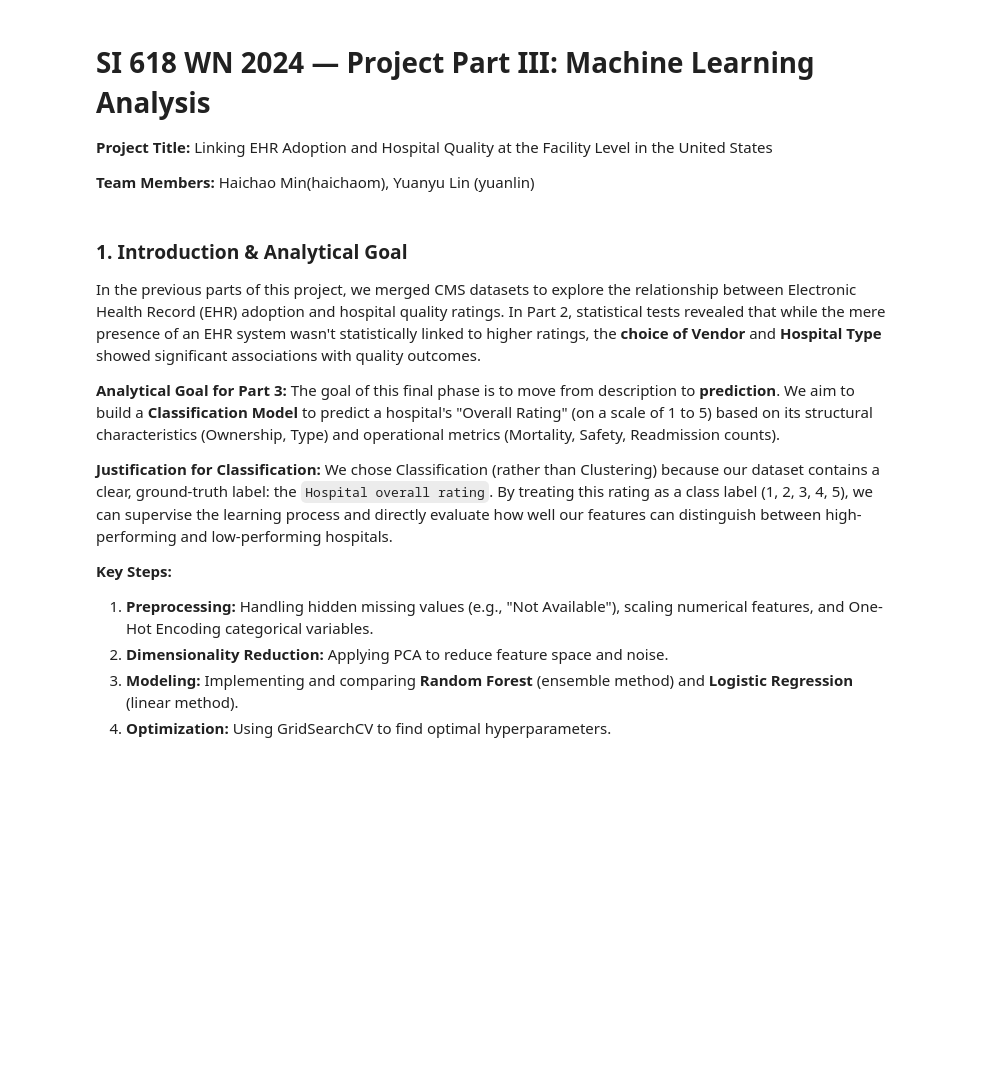
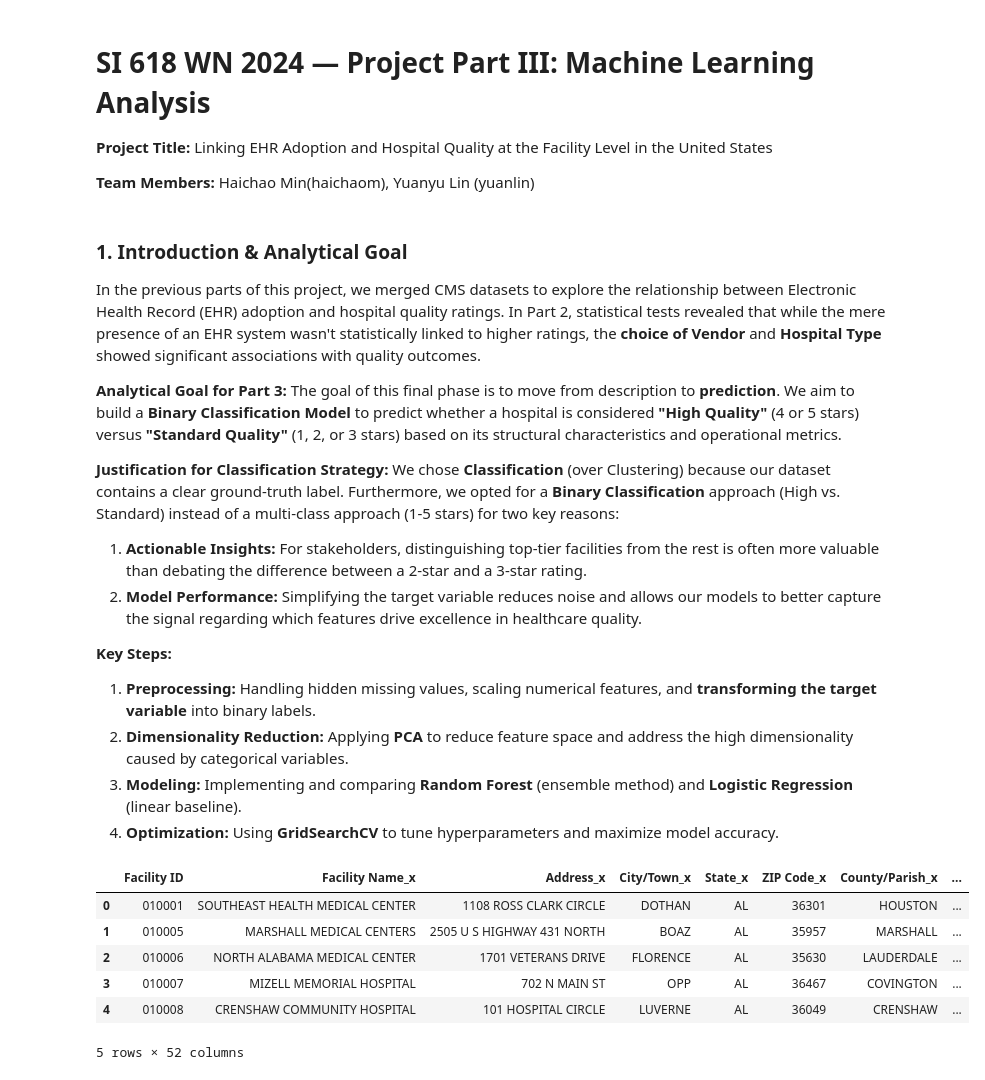
Before and after one commit to Hychow-gh/SI_618_Project, a Jupyter notebook: Project_Part_3.ipynb, the cells around one changed output. Saved outputs shown, nothing was run; the diff lists cells and outputs as text; code cells hidden in the pictures; blank space fills up the shorter version.

Commit message:
Introduction, Preprocessing, PCA by Haichao

```diff
--- a/Project_Part_3.ipynb
+++ b/Project_Part_3.ipynb
@@ -10,13 +10,44 @@
 In the previous parts of this project, we merged CMS datasets to explore the relationship between Electronic Health Record (EHR) adoption and hospital quality ratings. In Part 2, statistical tests revealed that while the mere presence of an EHR system wasn't statistically linked to higher ratings, the **choice of Vendor** and **Hospital Type** showed significant associations with quality outcomes.
 
 **Analytical Goal for Part 3:**
-The goal of this final phase is to move from description to **prediction**. We aim to build a **Classification Model** to predict a hospital's "Overall Rating" (on a scale of 1 to 5) based on its structural characteristics (Ownership, Type) and operational metrics (Mortality, Safety, Readmission counts).
+The goal of this final phase is to move from description to **prediction**. We aim to build a **Binary Classification Model** to predict whether a hospital is considered **"High Quality"** (4 or 5 stars) versus **"Standard Quality"** (1, 2, or 3 stars) based on its structural characteristics and operational metrics.
 
-**Justification for Classification:**
-We chose Classification (rather than Clustering) because our dataset contains a clear, ground-truth label: the `Hospital overall rating`. By treating this rating as a class label (1, 2, 3, 4, 5), we can supervise the learning process and directly evaluate how well our features can distinguish between high-performing and low-performing hospitals.
+**Justification for Classification Strategy:**
+We chose **Classification** (over Clustering) because our dataset contains a clear ground-truth label. Furthermore, we opted for a **Binary Classification** approach (High vs. Standard) instead of a multi-class approach (1-5 stars) for two key reasons:
+1.  **Actionable Insights:** For stakeholders, distinguishing top-tier facilities from the rest is often more valuable than debating the difference between a 2-star and a 3-star rating.
+2.  **Model Performance:** Simplifying the target variable reduces noise and allows our models to better capture the signal regarding which features drive excellence in healthcare quality.
 
 **Key Steps:**
-1.  **Preprocessing:** Handling hidden missing values (e.g., "Not Available"), scaling numerical features, and One-Hot Encoding categorical variables.
-2.  **Dimensionality Reduction:** Applying PCA to reduce feature space and noise.
-3.  **Modeling:** Implementing and comparing **Random Forest** (ensemble method) and **Logistic Regression** (linear method).
-4.  **Optimization:** Using GridSearchCV to find optimal hyperparameters.
+1.  **Preprocessing:** Handling hidden missing values, scaling numerical features, and **transforming the target variable** into binary labels.
+2.  **Dimensionality Reduction:** Applying **PCA** to reduce feature space and address the high dimensionality caused by categorical variables.
+3.  **Modeling:** Implementing and comparing **Random Forest** (ensemble method) and **Logistic Regression** (linear baseline).
+4.  **Optimization:** Using **GridSearchCV** to tune hyperparameters and maximize model accuracy.
+# %%
+# Imports & Setup
+import pandas as pd
+import numpy as np
+import matplotlib.pyplot as plt
+import seaborn as sns
+
+# Machine Learning Libraries
+from sklearn.model_selection import train_test_split, GridSearchCV
+from sklearn.preprocessing import StandardScaler, OneHotEncoder
+from sklearn.impute import SimpleImputer
+from sklearn.compose import ColumnTransformer
+from sklearn.pipeline import Pipeline
+from sklearn.decomposition import PCA
+from sklearn.ensemble import RandomForestClassifier
+from sklearn.linear_model import LogisticRegression
+from sklearn.metrics import classification_report, confusion_matrix, accuracy_score
+
+# Load the dataset
+df = pd.read_csv('Project_datasets/clean_df.csv')
+df.head()
+# %% [output]
+|  | Facility ID | Facility Name_x | Address_x | City/Town_x | State_x | ZIP Code_x | County/Parish_x | ... |
+| 0 | 010001 | SOUTHEAST HEALTH MEDICAL CENTER | 1108 ROSS CLARK CIRCLE | DOTHAN | AL | 36301 | HOUSTON | ... |
+| 1 | 010005 | MARSHALL MEDICAL CENTERS | 2505 U S HIGHWAY 431 NORTH | BOAZ | AL | 35957 | MARSHALL | ... |
+| 2 | 010006 | NORTH ALABAMA MEDICAL CENTER | 1701 VETERANS DRIVE | FLORENCE | AL | 35630 | LAUDERDALE | ... |
+| 3 | 010007 | MIZELL MEMORIAL HOSPITAL | 702 N MAIN ST | OPP | AL | 36467 | COVINGTON | ... |
+| 4 | 010008 | CRENSHAW COMMUNITY HOSPITAL | 101 HOSPITAL CIRCLE | LUVERNE | AL | 36049 | CRENSHAW | ... |
+5 rows × 52 columns
```
Also changed, not shown: parts of 6 cells of this notebook.
